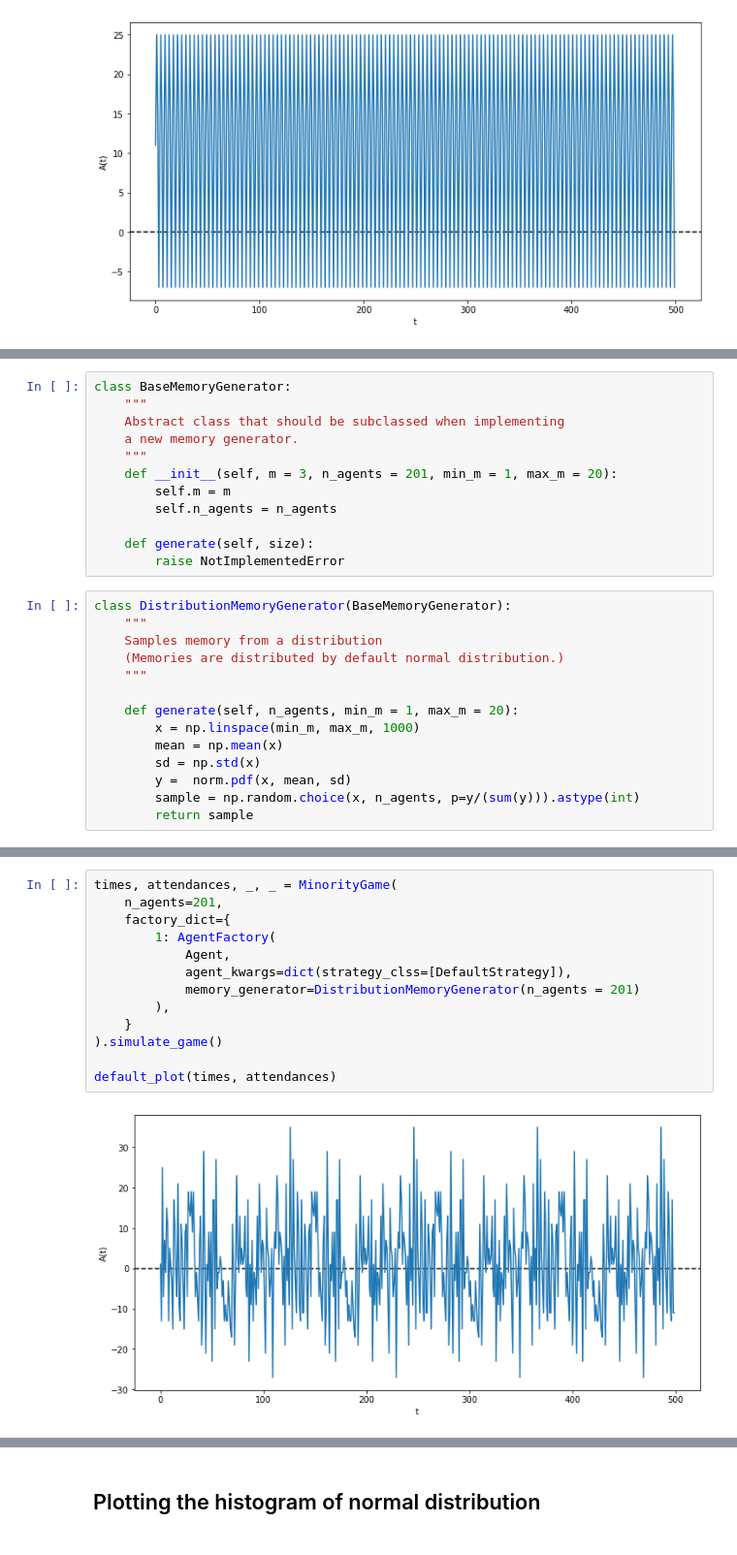
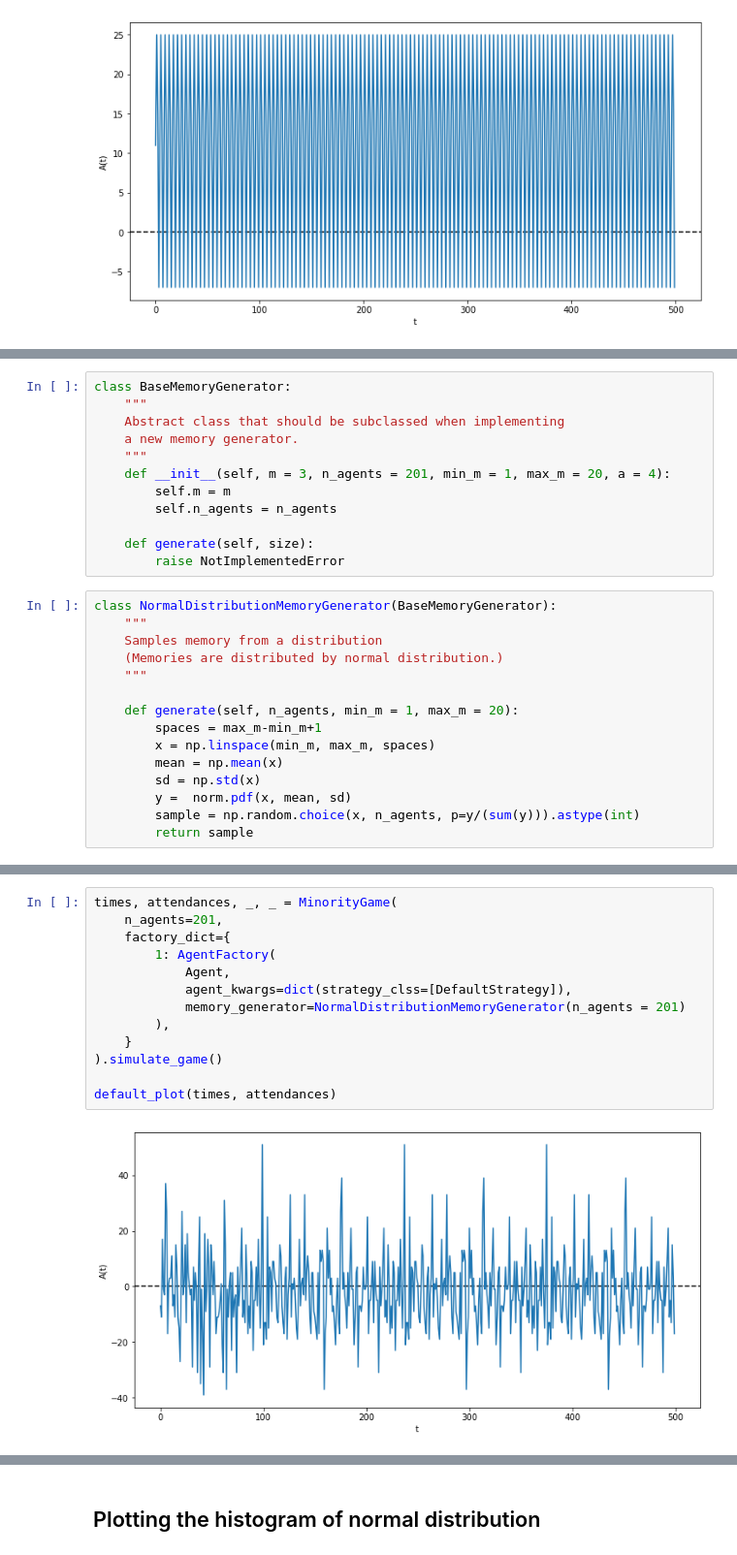
Before and after one commit to dvdblk/abm-project, a Jupyter notebook: notebooks/reetta_notebook.ipynb, the cells around one changed output, grey strips where cells are left out. Shown at 97% size. Cells and saved outputs as stored; diff of their text form.

```diff
--- a/notebooks/reetta_notebook.ipynb
+++ b/notebooks/reetta_notebook.ipynb
@@ -74,21 +79,22 @@ class BaseMemoryGenerator:
     Abstract class that should be subclassed when implementing
     a new memory generator.
     """
-    def __init__(self, m = 3, n_agents = 201, min_m = 1, max_m = 20):
+    def __init__(self, m = 3, n_agents = 201, min_m = 1, max_m = 20, a = 4):
         self.m = m
         self.n_agents = n_agents
 
     def generate(self, size):
         raise NotImplementedError
 # %%
-class DistributionMemoryGenerator(BaseMemoryGenerator):
+class NormalDistributionMemoryGenerator(BaseMemoryGenerator):
     """
     Samples memory from a distribution
-    (Memories are distributed by default normal distribution.)
+    (Memories are distributed by normal distribution.)
     """
 
     def generate(self, n_agents, min_m = 1, max_m = 20):
-        x = np.linspace(min_m, max_m, 1000)
+        spaces = max_m-min_m+1
+        x = np.linspace(min_m, max_m, spaces)
         mean = np.mean(x)
         sd = np.std(x)
         y =  norm.pdf(x, mean, sd)
@@ -97,15 +116,15 @@ class DistributionMemoryGenerator(BaseMemoryGenerator):
 # %%
 times, attendances, _, _ = MinorityGame(
     n_agents=201,
     factory_dict={
         1: AgentFactory(
             Agent,
             agent_kwargs=dict(strategy_clss=[DefaultStrategy]),
-            memory_generator=DistributionMemoryGenerator(n_agents = 201)
+            memory_generator=NormalDistributionMemoryGenerator(n_agents = 201)
         ),
     }
 ).simulate_game()
 
 default_plot(times, attendances)
 # %% [output]
-[figure, old version]
+[figure, new version]
```
Also changed, not shown: parts of 16 cells of this notebook.
